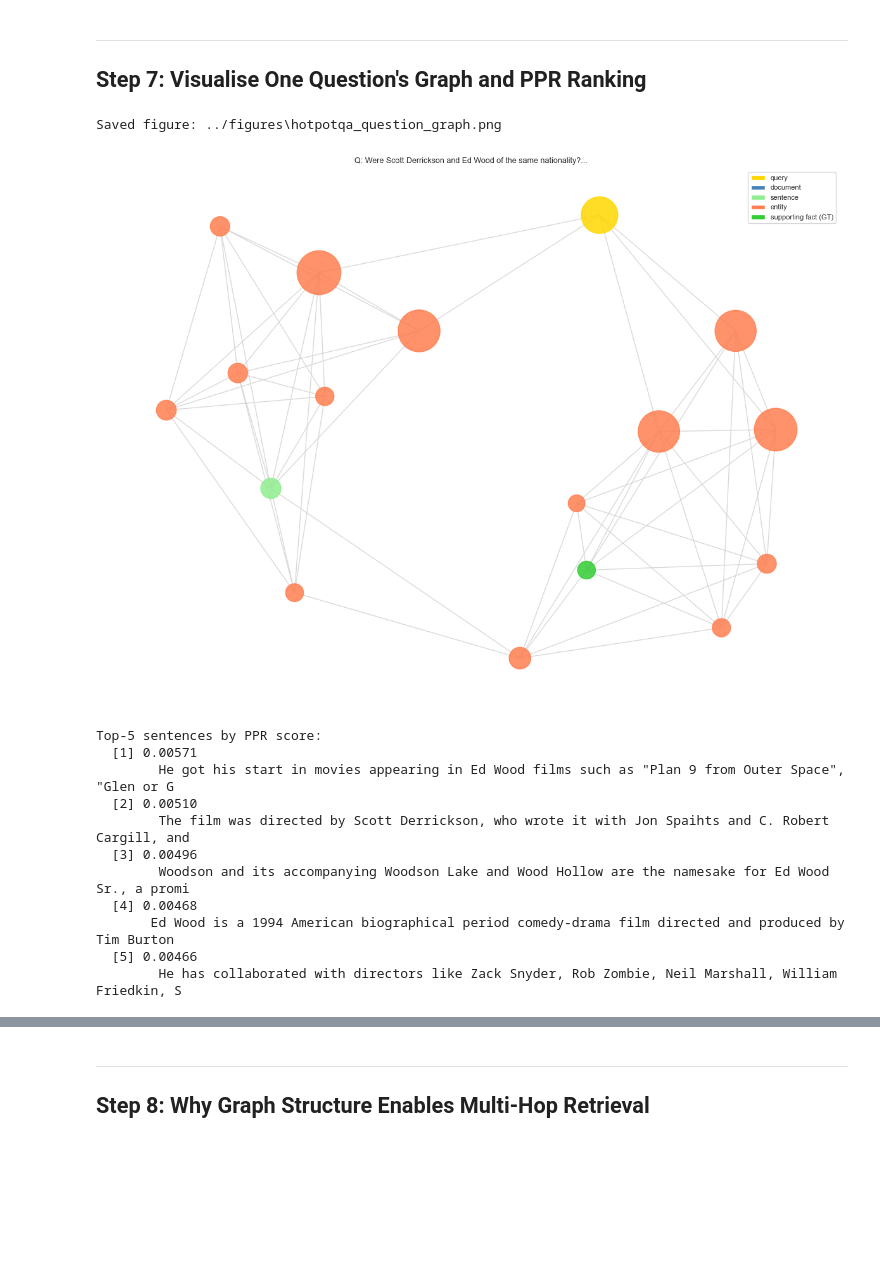
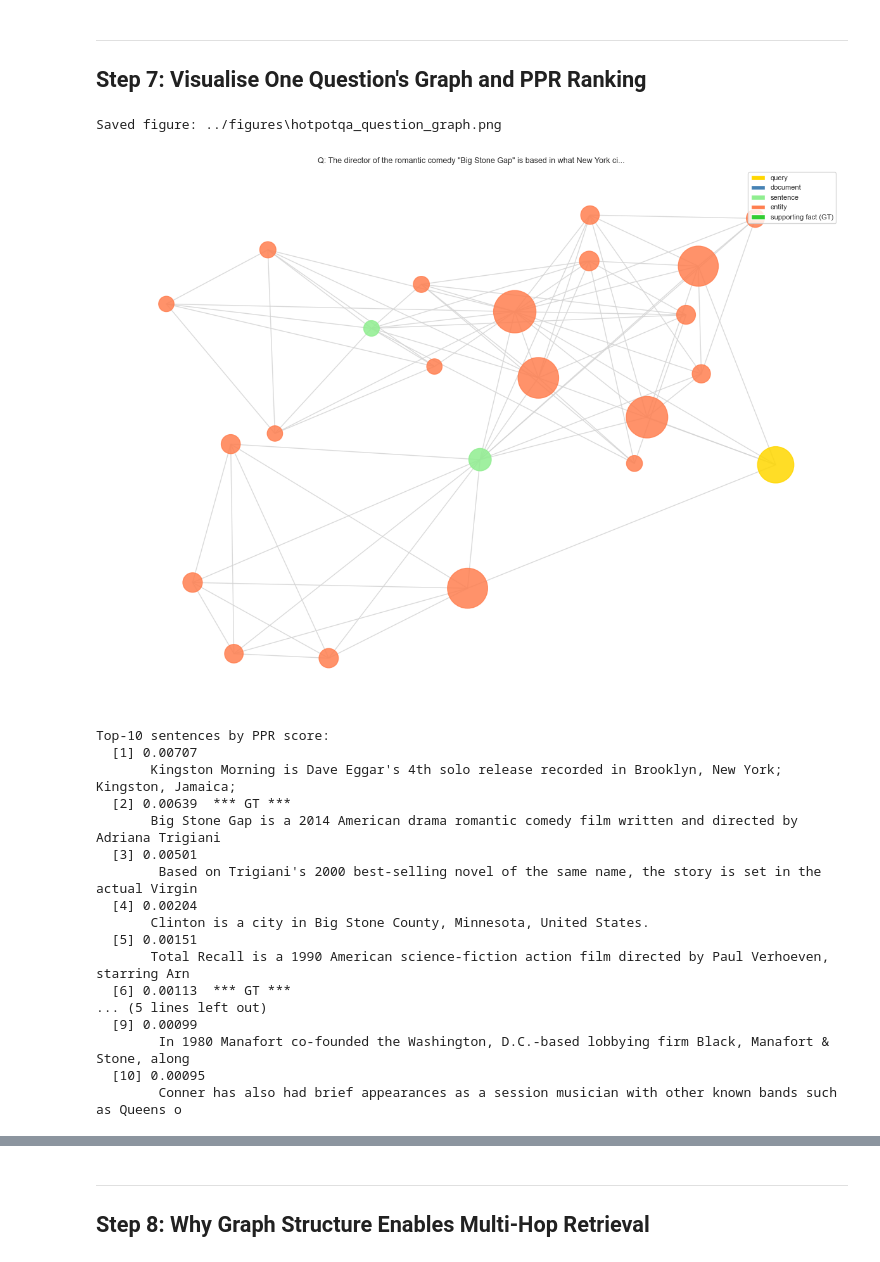
Before and after one commit to ratticha/GraphRAG, a Jupyter notebook: notebooks/04_hotpotqa_graphrag_experiments.ipynb, the cells around one changed output, grey strips where cells are left out. Drawn from its saved outputs; the diff is of its cells as text; code cells hidden in the pictures; blank space fills up the shorter version.

```diff
--- a/notebooks/04_hotpotqa_graphrag_experiments.ipynb
+++ b/notebooks/04_hotpotqa_graphrag_experiments.ipynb
@@ -367,7 +328,7 @@ Saved figure: ../figures\hotpotqa_retrieval_results.png
 ---
 ## Step 7: Visualise One Question's Graph and PPR Ranking
 # %%
-rec    = records[0]
+rec    = records[4]
 q_node = f"query:{rec['_id']}"
 
 # Run PPR seeded from query node and its direct entity neighbours
@@ -396,48 +357,54 @@ node_colors = [node_color(n) for n in G_sub.nodes()]
 node_sizes  = [300 + ppr_scores.get(n, 0) * 50000 for n in G_sub.nodes()]
 
 fig, ax = plt.subplots(figsize=(12, 9))
 pos = nx.spring_layout(G_sub, seed=42, k=1.2)
 nx.draw_networkx(G_sub, pos, ax=ax,
                  node_color=node_colors, node_size=node_sizes,
                  edge_color="lightgray", with_labels=False, alpha=0.85)
 
 legend_elems = [
     mpatches.Patch(facecolor="gold",       label="query"),
     mpatches.Patch(facecolor="steelblue",  label="document"),
     mpatches.Patch(facecolor="lightgreen", label="sentence"),
     mpatches.Patch(facecolor="coral",      label="entity"),
     mpatches.Patch(facecolor="limegreen",  label="supporting fact (GT)"),
 ]
 ax.legend(handles=legend_elems, loc="upper right", fontsize=8)
 ax.set_title(f"Q: {rec['question'][:80]}...", fontsize=9)
 ax.axis("off")
 fig.tight_layout()
 save_figure(fig, "hotpotqa_question_graph.png", figures_dir="../figures")
 plt.show()
 
-# Print top-5 ranked sentences for inspection
-print("\nTop-5 sentences by PPR score:")
+# Print top-10 ranked sentences for inspection
+print("\nTop-10 sentences by PPR score:")
 sent_scored = [(n, ppr_scores.get(n, 0.0)) for n in ALL_SENT_NODES]
 sent_scored.sort(key=lambda x: x[1], reverse=True)
-for i, (s_node, score) in enumerate(sent_scored[:5]):
+for i, (s_node, score) in enumerate(sent_scored[:10]):
     gt_flag = "*** GT ***" if s_node in gt_nodes else ""
     text = G_hq.nodes[s_node].get("text", "")[:100]
     print(f"  [{i+1}] {score:.5f}  {gt_flag}")
     print(f"       {text}")
 # %% [output]
 Saved figure: ../figures\hotpotqa_question_graph.png
-[figure, old version]
+[figure, new version]
-Top-5 sentences by PPR score:
-  [1] 0.00571
-        He got his start in movies appearing in Ed Wood films such as "Plan 9 from Outer Space", "Glen or G
-  [2] 0.00510
-        The film was directed by Scott Derrickson, who wrote it with Jon Spaihts and C. Robert Cargill, and
-  [3] 0.00496
-        Woodson and its accompanying Woodson Lake and Wood Hollow are the namesake for Ed Wood Sr., a promi
-  [4] 0.00468
-       Ed Wood is a 1994 American biographical period comedy-drama film directed and produced by Tim Burton
-  [5] 0.00466
-        He has collaborated with directors like Zack Snyder, Rob Zombie, Neil Marshall, William Friedkin, S
+Top-10 sentences by PPR score:
+  [1] 0.00707
+       Kingston Morning is Dave Eggar's 4th solo release recorded in Brooklyn, New York; Kingston, Jamaica;
+  [2] 0.00639  *** GT ***
+       Big Stone Gap is a 2014 American drama romantic comedy film written and directed by Adriana Trigiani
+  [3] 0.00501
+        Based on Trigiani's 2000 best-selling novel of the same name, the story is set in the actual Virgin
+  [4] 0.00204
+       Clinton is a city in Big Stone County, Minnesota, United States.
+  [5] 0.00151
+       Total Recall is a 1990 American science-fiction action film directed by Paul Verhoeven, starring Arn
+  [6] 0.00113  *** GT ***
+... (5 lines left out)
+  [9] 0.00099
+        In 1980 Manafort co-founded the Washington, D.C.-based lobbying firm Black, Manafort & Stone, along
+  [10] 0.00095
+        Conner has also had brief appearances as a session musician with other known bands such as Queens o
 # %% [markdown]
 **Reading this graph:**
 - **Gold node** = the query ("Were Scott Derrickson and Ed Wood of the same nationality?")
```
Also changed, not shown: parts of 14 cells of this notebook, 11 other files.
